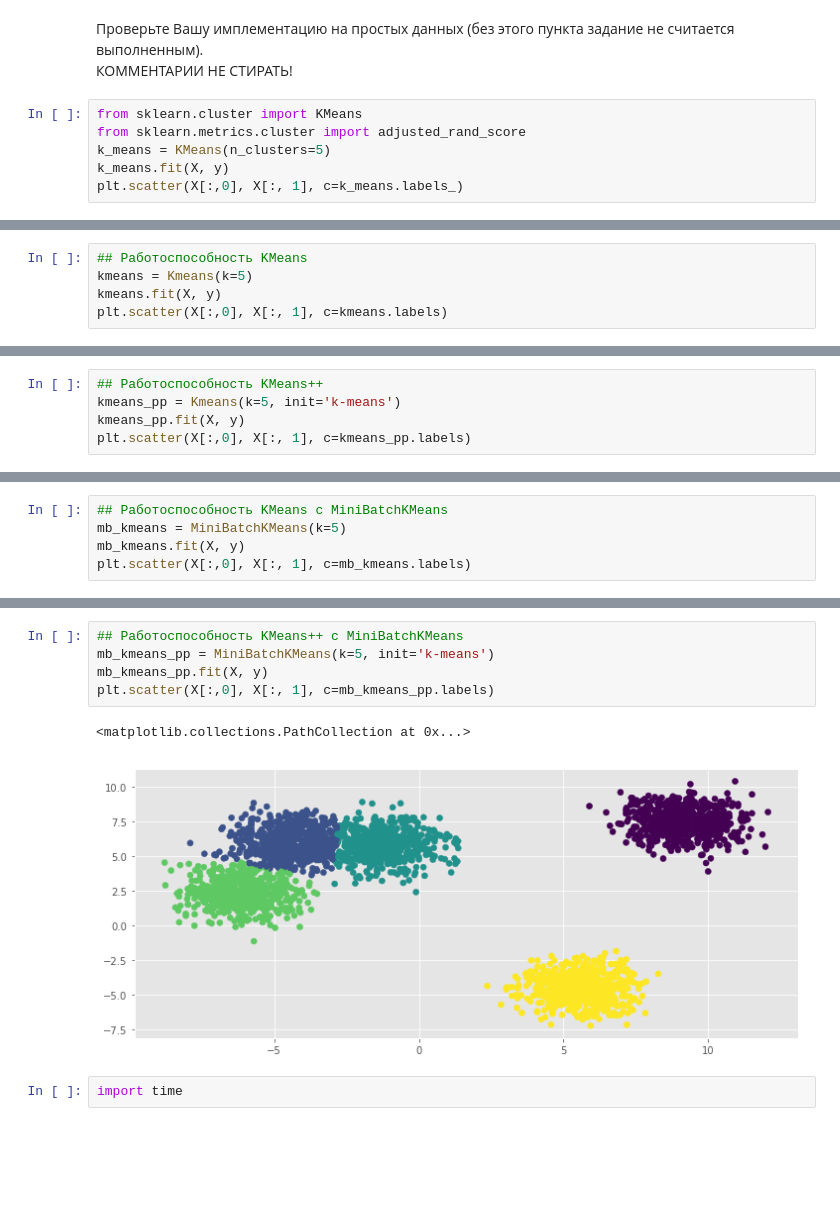
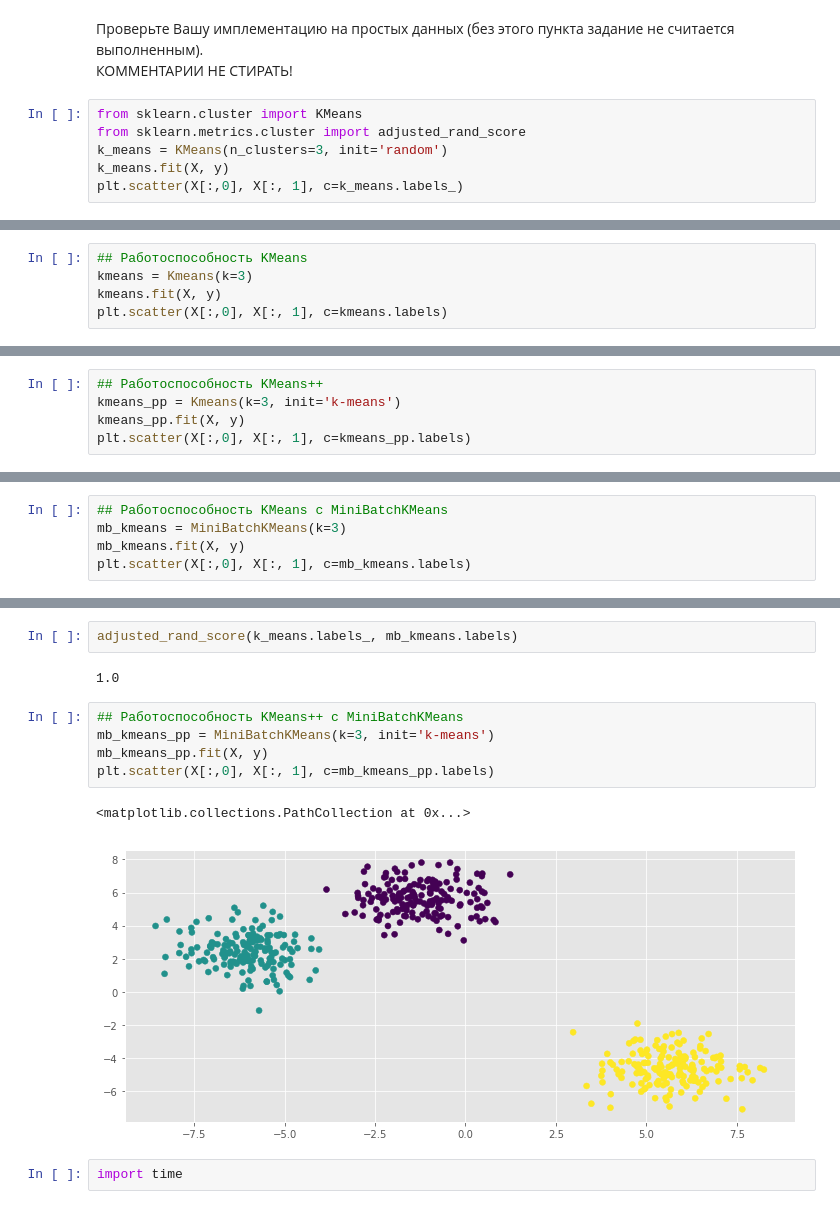
Before and after one commit to Xsardas1000/Intellectual-processing-of-data, a Jupyter notebook: hw1-kmeans/filin_hw1.ipynb, the cells around one changed output, grey strips where cells are left out. Drawn from its saved outputs; the diff is of its cells as text; blank space fills up the shorter version.

```diff
--- a/hw1-kmeans/filin_hw1.ipynb
+++ b/hw1-kmeans/filin_hw1.ipynb
@@ -598,7 +646,7 @@ plt.scatter(X[:,0], X[:, 1], c=y)
 # %%
 from sklearn.cluster import KMeans
 from sklearn.metrics.cluster import adjusted_rand_score
-k_means = KMeans(n_clusters=5)
+k_means = KMeans(n_clusters=3, init='random')
 k_means.fit(X, y)
 plt.scatter(X[:,0], X[:, 1], c=k_means.labels_)
 # %% [output]
@@ -607,6 +655,6 @@ plt.scatter(X[:,0], X[:, 1], c=k_means.labels_)
 # %%
 ## Работоспособность KMeans
-kmeans = Kmeans(k=5)
+kmeans = Kmeans(k=3)
 kmeans.fit(X, y)
 plt.scatter(X[:,0], X[:, 1], c=kmeans.labels)
 # %% [output]
@@ -619,6 +667,6 @@ adjusted_rand_score(k_means.labels_, kmeans.labels)
 # %%
 ## Работоспособность KMeans++
-kmeans_pp = Kmeans(k=5, init='k-means')
+kmeans_pp = Kmeans(k=3, init='k-means')
 kmeans_pp.fit(X, y)
 plt.scatter(X[:,0], X[:, 1], c=kmeans_pp.labels)
 # %% [output]
@@ -627,6 +679,6 @@ plt.scatter(X[:,0], X[:, 1], c=kmeans_pp.labels)
 # %%
 ## Работоспособность KMeans с MiniBatchKMeans
-mb_kmeans = MiniBatchKMeans(k=5)
+mb_kmeans = MiniBatchKMeans(k=3)
 mb_kmeans.fit(X, y)
 plt.scatter(X[:,0], X[:, 1], c=mb_kmeans.labels)
 # %% [output]
@@ -635,11 +687,15 @@ plt.scatter(X[:,0], X[:, 1], c=mb_kmeans.labels)
+# %%
+adjusted_rand_score(k_means.labels_, mb_kmeans.labels)
+# %% [output]
+1.0
 # %%
 ## Работоспособность KMeans++ с MiniBatchKMeans
-mb_kmeans_pp = MiniBatchKMeans(k=5, init='k-means')
+mb_kmeans_pp = MiniBatchKMeans(k=3, init='k-means')
 mb_kmeans_pp.fit(X, y)
 plt.scatter(X[:,0], X[:, 1], c=mb_kmeans_pp.labels)
 # %% [output]
 <matplotlib.collections.PathCollection at 0x...>
-[figure, old version]
+[figure, new version]
 # %%
 import time
 # %%
```
Also changed, not shown: parts of 45 cells of this notebook.
